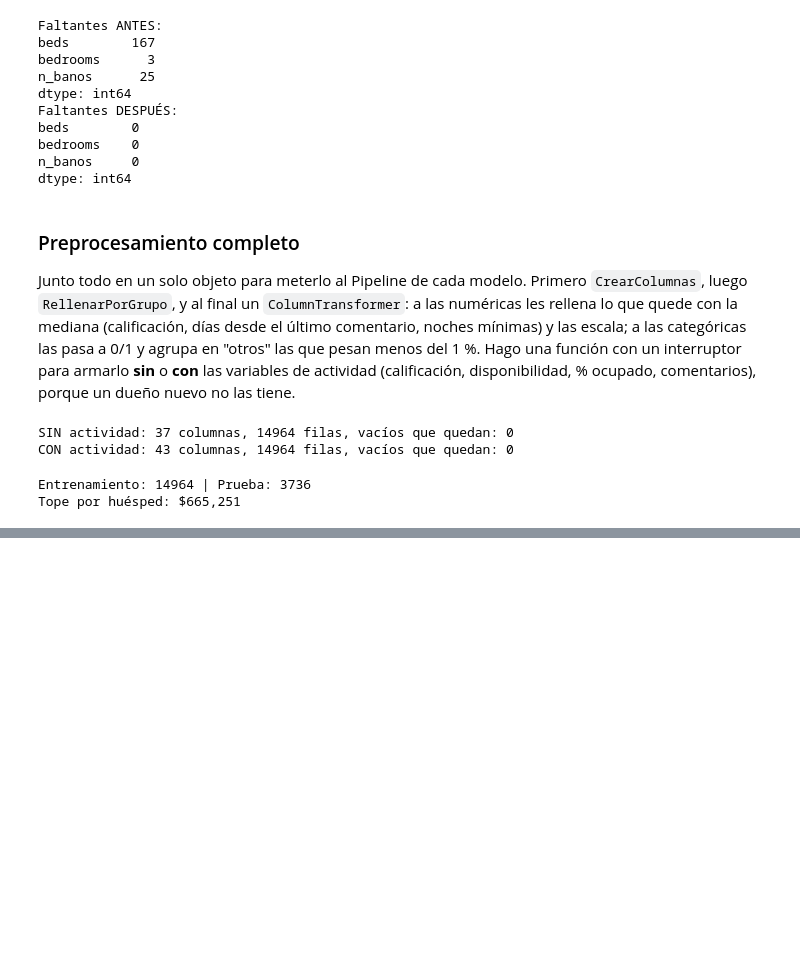
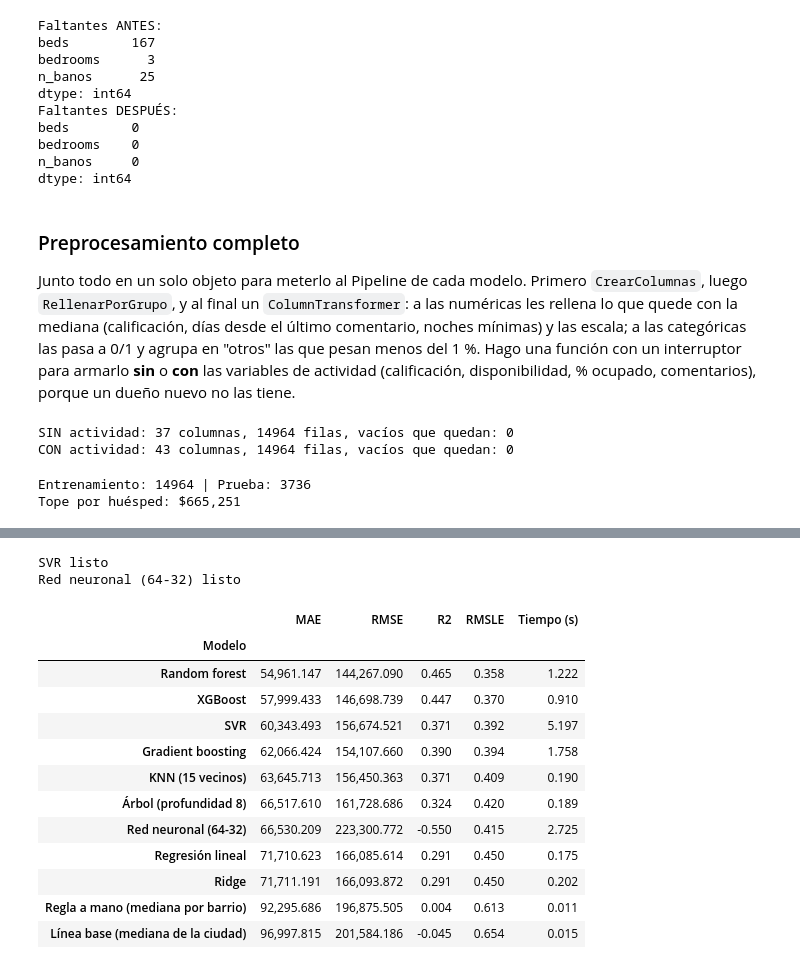
Before and after one commit to AndresMoreiraF/proyecto-airbnb, a Jupyter notebook: notebooks/exploracion.ipynb, the cells around one changed output, grey strips where cells are left out. Drawn from its saved outputs; the diff is of its cells as text; code cells hidden in the pictures; blank space fills up the shorter version.

Commit message:
Pregunta 1 completa (82 celdas) y exploración de Esteban en archivo aparte

```diff
--- a/notebooks/exploracion.ipynb
+++ b/notebooks/exploracion.ipynb
@@ -877,0 +1047,22 @@ Tope por huésped: $665,251
+# %%
+modelos_rapidos = {                                                        # diccionario con los modelos a comparar (nombre: modelo)
+    "Regresión lineal": LinearRegression(),                                # familia lineal: la más simple
+    "Ridge": Ridge(),                                                      # lineal con penalización para no sobreajustar
+    "KNN (15 vecinos)": KNeighborsRegressor(n_neighbors=15),               # predice con el promedio de los 15 alojamientos más parecidos
+    "Árbol (profundidad 8)": DecisionTreeRegressor(max_depth=8, random_state=42),   # un árbol de decisión, limitado a 8 niveles para que no memorice
+    "Random forest": RandomForestRegressor(n_estimators=200, min_samples_leaf=3, random_state=42, n_jobs=-1),   # 200 árboles que votan (usa todos los núcleos del computador)
+    "Gradient boosting": GradientBoostingRegressor(random_state=42),       # árboles en cadena, cada uno corrige al anterior
+    "XGBoost": XGBRegressor(n_estimators=300, learning_rate=0.05, max_depth=5, random_state=42, n_jobs=-1),   # boosting optimizado
+}                                                                          # cierra el diccionario
+
+filas_sin = [                                                              # lista de resultados sin variables de actividad
+    evaluar("Línea base (mediana de la ciudad)", DummyRegressor(strategy="median")),   # punto de partida 1
+    evaluar("Regla a mano (mediana por barrio)", ReglaPorBarrio()),        # punto de partida 2
+]                                                                          # cierra la lista
+
+for nombre, modelo in modelos_rapidos.items():                             # recorre cada modelo del diccionario
+    filas_sin.append(evaluar(nombre, pipe(modelo, con_actividad=False)))   # lo mide con el mismo Pipeline y la misma validación
+    print(nombre, "listo")                                                 # avisa cuando termina cada uno
+
+resultados_sin = pd.DataFrame(filas_sin).set_index("Modelo")               # junta todo en una tabla
+display(resultados_sin.sort_values("MAE").map(lambda x: f"{x:,.3f}"))      # la muestra ordenada de menor a mayor MAE, con 3 decimales
@@ -877,0 +1088,31 @@ Tope por huésped: $665,251
+# %%
+modelos_lentos = {                                                         # los dos modelos que tardan más
+    "SVR": SVR(),                                                          # máquina de soporte vectorial con sus valores por defecto
+    "Red neuronal (64-32)": MLPRegressor(hidden_layer_sizes=(64, 32),      # red con dos capas ocultas, de 64 y 32 neuronas
+                                         early_stopping=True,              # se detiene sola si deja de mejorar
+                                         max_iter=300, random_state=42),   # máximo 300 vueltas, semilla fija
+}                                                                          # cierra el diccionario
+
+filas_lentos = []                                                          # lista de resultados de estos dos modelos (se vacía cada vez que corre la celda)
+for nombre, modelo in modelos_lentos.items():                              # recorre cada modelo
+    filas_lentos.append(evaluar(nombre, pipe(modelo, con_actividad=False)))   # lo mide con el mismo Pipeline y la misma validación
+    print(nombre, "listo")                                                 # avisa cuando termina cada uno
+
+resultados_sin = pd.DataFrame(filas_sin + filas_lentos).set_index("Modelo")   # junta los rápidos y los lentos en una sola tabla
+display(resultados_sin.sort_values("MAE").map(lambda x: f"{x:,.3f}"))      # la muestra ordenada por MAE, con 3 decimales
+# %% [output]
+SVR listo
+Red neuronal (64-32) listo
+|  | MAE | RMSE | R2 | RMSLE | Tiempo (s) |
+| Modelo |  |  |  |  |  |
+| Random forest | 54,961.147 | 144,267.090 | 0.465 | 0.358 | 1.222 |
+| XGBoost | 57,999.433 | 146,698.739 | 0.447 | 0.370 | 0.910 |
+| SVR | 60,343.493 | 156,674.521 | 0.371 | 0.392 | 5.197 |
+| Gradient boosting | 62,066.424 | 154,107.660 | 0.390 | 0.394 | 1.758 |
+| KNN (15 vecinos) | 63,645.713 | 156,450.363 | 0.371 | 0.409 | 0.190 |
+| Árbol (profundidad 8) | 66,517.610 | 161,728.686 | 0.324 | 0.420 | 0.189 |
+| Red neuronal (64-32) | 66,530.209 | 223,300.772 | -0.550 | 0.415 | 2.725 |
+| Regresión lineal | 71,710.623 | 166,085.614 | 0.291 | 0.450 | 0.175 |
+| Ridge | 71,711.191 | 166,093.872 | 0.291 | 0.450 | 0.202 |
+| Regla a mano (mediana por barrio) | 92,295.686 | 196,875.505 | 0.004 | 0.613 | 0.011 |
+| Línea base (mediana de la ciudad) | 96,997.815 | 201,584.186 | -0.045 | 0.654 | 0.015 |
```
Also changed, not shown: parts of 22 cells of this notebook, 1 other file.
